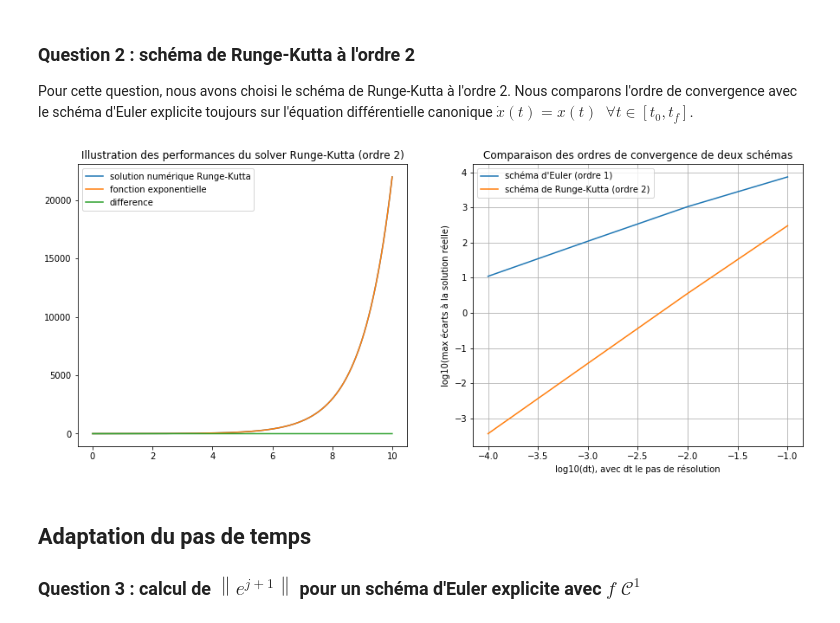
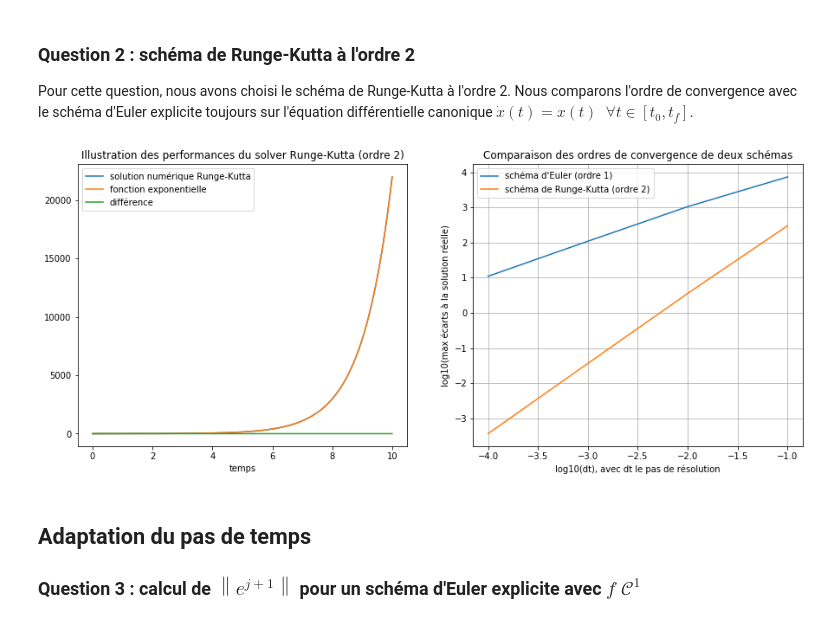
Before and after one commit to DCaperaa/Projet-numerique-II, a Jupyter notebook: Projet numerique II - Notebook.ipynb, the cells around one changed output. Cells and saved outputs as stored; diff of their text form; code cells hidden in the pictures.

```diff
--- a/Projet numerique II - Notebook.ipynb
+++ b/Projet numerique II - Notebook.ipynb
@@ -102,24 +103,25 @@ def convergence_runge_kutta(f, x0, tf, t0=0, nbiter=4):
 # %%
 time, num_solution_runge = solve_runge_kutta_ordre_2(f, 1, 0.001, 10)
 Z = [y - x for y, x in zip(Y, num_solution_runge)]
 
 fig, (ax1, ax2) = plt.subplots(1, 2, figsize = (15, 6))
 log_list_dt, log_max_difference_runge = convergence_runge_kutta(f, 1, 10)
 ax1.plot(time, num_solution_runge, label = 'solution numérique Runge-Kutta')
 ax1.plot(time, Y, label = 'fonction exponentielle')
-ax1.plot(time, Z, label = 'difference')
+ax1.plot(time, Z, label = 'différence')
+ax1.set_xlabel("temps")
 ax1.set_title("Illustration des performances du solver Runge-Kutta (ordre 2)")
 ax1.legend()
 ax2.plot(log_list_dt, log_max_difference_euler, label = "schéma d'Euler (ordre 1)")
 ax2.plot(log_list_dt, log_max_difference_runge, label = 'schéma de Runge-Kutta (ordre 2)')
 ax2.set_title("Comparaison des ordres de convergence de deux schémas")
 ax2.set(xlabel = 'log10(dt), avec dt le pas de résolution', ylabel = \
     'log10(max écarts à la solution réelle)')
 ax2.legend()
 plt.grid(True)
 plt.show()
 # %% [output]
-[figure, old version]
+[figure, new version]
 # %% [markdown]
 ## Adaptation du pas de temps
 ### Question 3 : calcul de $\left\| e^{j+1} \right\|$ pour un schéma d'Euler explicite avec $f \;\mathcal{C}^{1}$
```
Also changed, not shown: parts of 6 cells of this notebook.
